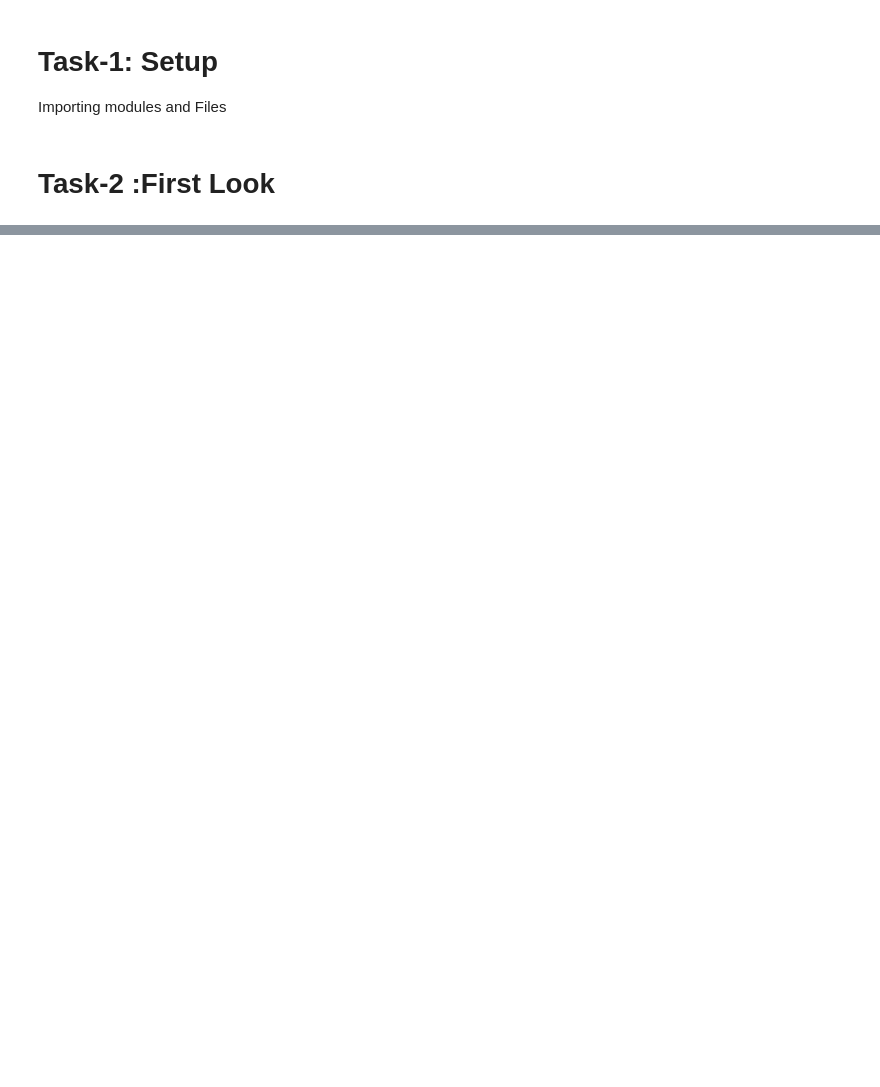
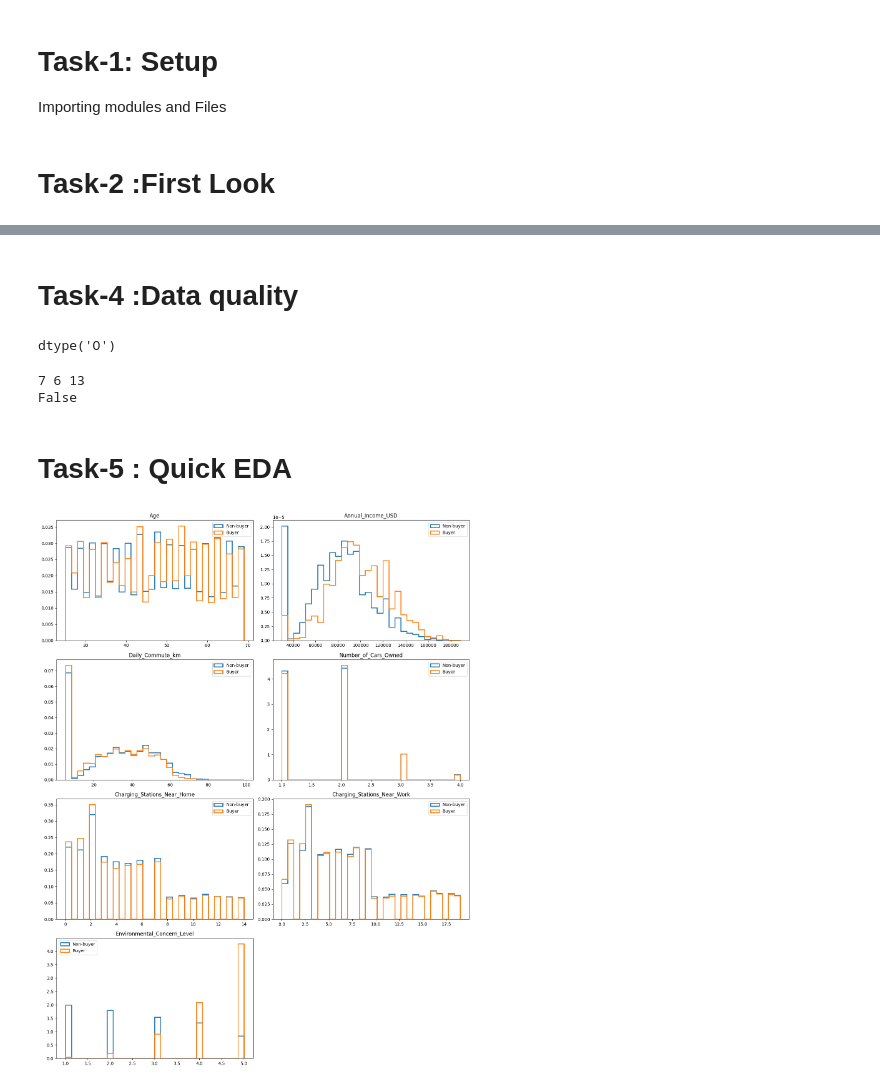
Before and after one commit to official0033/ev_prediction, a Jupyter notebook: notebooks/ev_purchase.ipynb, the cells around one changed output, grey strips where cells are left out. Cells and saved outputs as stored; diff of their text form; code cells hidden in the pictures; blank space fills up the shorter version.

```diff
--- a/notebooks/ev_purchase.ipynb
+++ b/notebooks/ev_purchase.ipynb
@@ -46,0 +50,21 @@ memory usage: 76.5+ MB
+# %% [markdown]
+# Task-4 :Data quality
+# %%
+train.isna().sum()
+test.isna().sum()
+train.duplicated().sum()
+train.columns.dtype
+test.columns.dtype
+# %% [output]
+dtype('O')
+# %%
+features = train.drop(columns = ['id','Will_Buy_EV'])
+num_cols_train = features.select_dtypes(include=np.number).columns.tolist()
+cat_cols_train = features.select_dtypes(exclude=np.number).columns.tolist()
+print(len(num_cols_train), len(cat_cols_train), features.shape[1])
+print(set(num_cols_train + cat_cols_train) == set(test.columns))
+# %% [output]
+7 6 13
+False
+# %% [markdown]
+# Task-5 : Quick EDA
@@ -46,0 +73,20 @@ memory usage: 76.5+ MB
+# %%
+y = (train['Will_Buy_EV'] == 'Yes').astype(int)
+
+fig, axes = plt.subplots(4, 2, figsize=(14, 18))
+axes = axes.ravel()
+
+for ax, col in zip(axes, num_cols_train):
+    bins = np.linspace(train[col].min(), train[col].max(), 31)
+    ax.hist(train.loc[y == 0, col], bins=bins, density=True,
+            histtype='step', linewidth=2, label='Non-buyer')
+    ax.hist(train.loc[y == 1, col], bins=bins, density=True,
+            histtype='step', linewidth=2, label='Buyer')
+    ax.set_title(col)
+    ax.legend()
+
+axes[-1].set_visible(False)   # 7 columns, 8 slots, so hide the empty one
+plt.tight_layout()
+plt.show()
+# %% [output]
+[figure, added]
```
Also changed, not shown: parts of 5 cells of this notebook.
